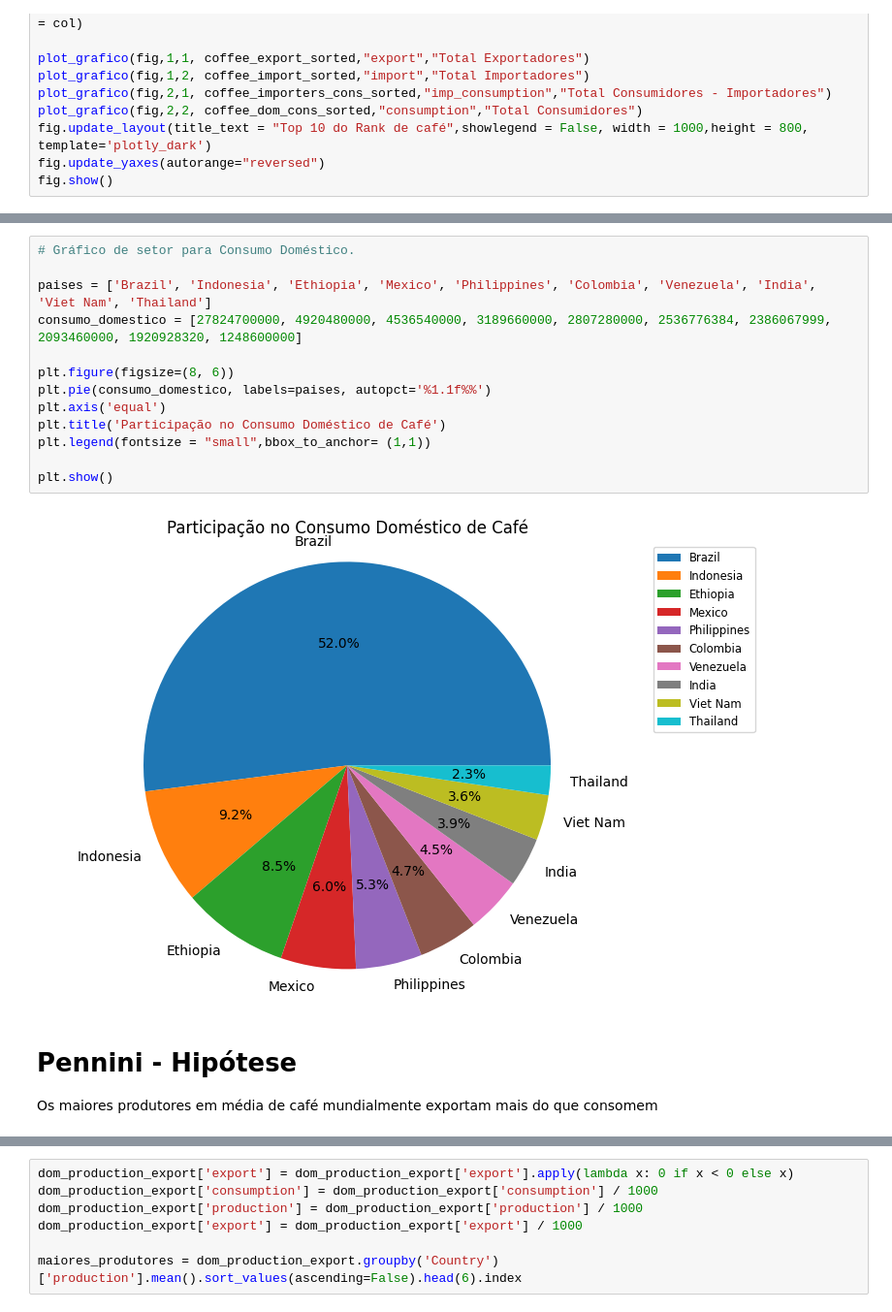
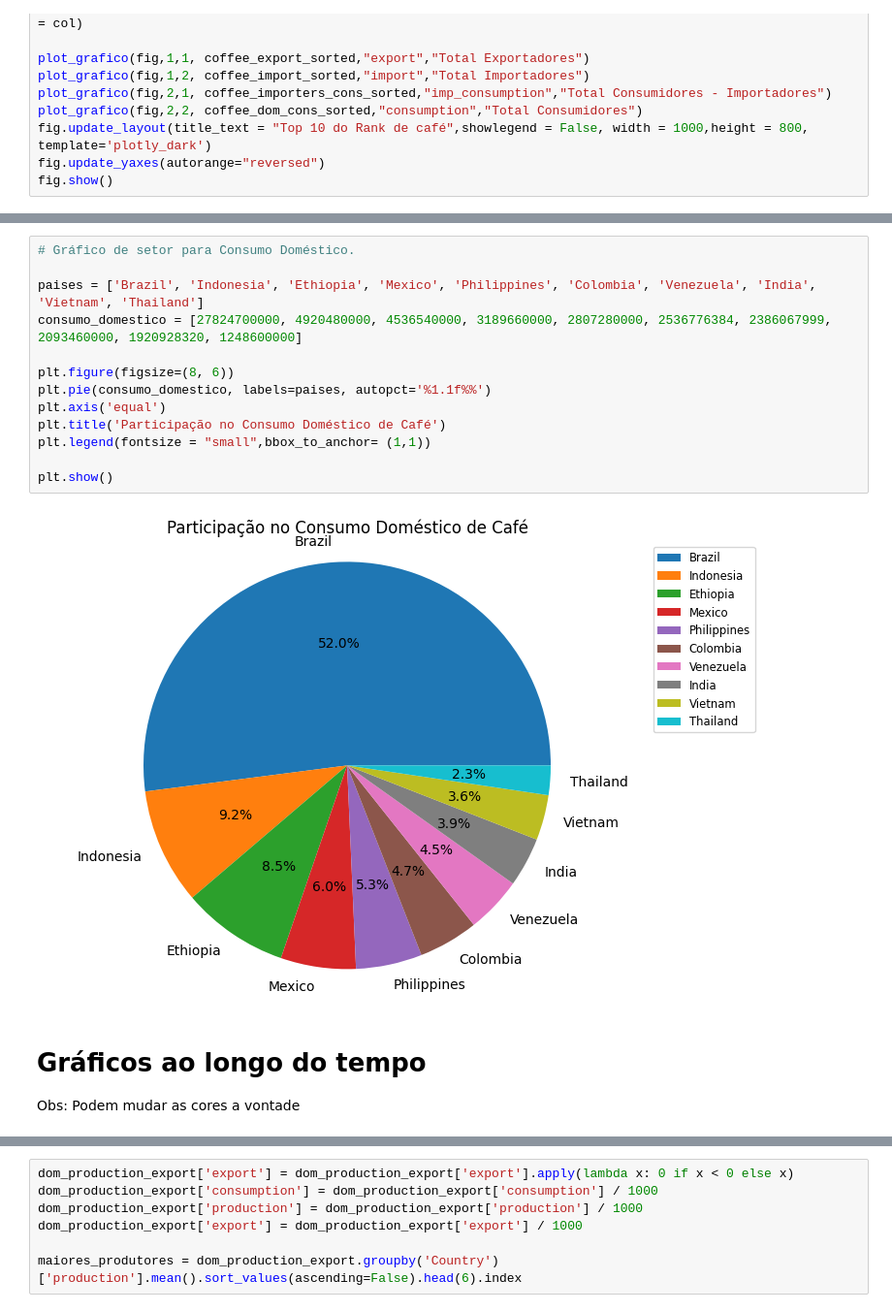
Before and after one commit to fea-dev-usp/Dia-Nacional-do-Cafe, a Jupyter notebook: coffee/app.ipynb, the cells around one changed output, grey strips where cells are left out. Shown at 97% size. Drawn from its saved outputs; the diff is of its cells as text.

```diff
--- a/coffee/app.ipynb
+++ b/coffee/app.ipynb
@@ -252,19 +212,19 @@ plt.show()
 # %%
 # Gráfico de setor para Consumo Doméstico.
 
-paises = ['Brazil', 'Indonesia', 'Ethiopia', 'Mexico', 'Philippines', 'Colombia', 'Venezuela', 'India', 'Viet Nam', 'Thailand']
+paises = ['Brazil', 'Indonesia', 'Ethiopia', 'Mexico', 'Philippines', 'Colombia', 'Venezuela', 'India', 'Vietnam', 'Thailand']
 consumo_domestico = [27824700000, 4920480000, 4536540000, 3189660000, 2807280000, 2536776384, 2386067999, 2093460000, 1920928320, 1248600000]
 
 plt.figure(figsize=(8, 6))
 plt.pie(consumo_domestico, labels=paises, autopct='%1.1f%%')
 plt.axis('equal')
 plt.title('Participação no Consumo Doméstico de Café')
 plt.legend(fontsize = "small",bbox_to_anchor= (1,1))
 
 plt.show()
 # %% [output]
-[figure, old version]
+[figure, new version]
-# %% [markdown]
-# Pennini - Hipótese
-
-Os maiores produtores em média de café mundialmente exportam mais do que consomem
+# %% [markdown]
+# **Gráficos ao longo do tempo**
+
+Obs: Podem mudar as cores a vontade
```
Also changed, not shown: parts of 24 cells of this notebook.
